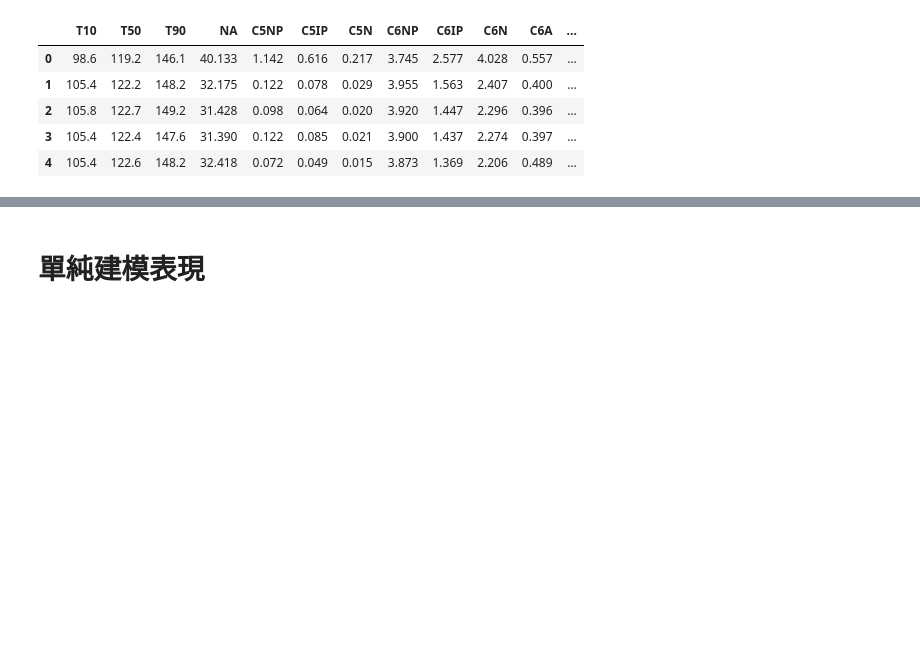
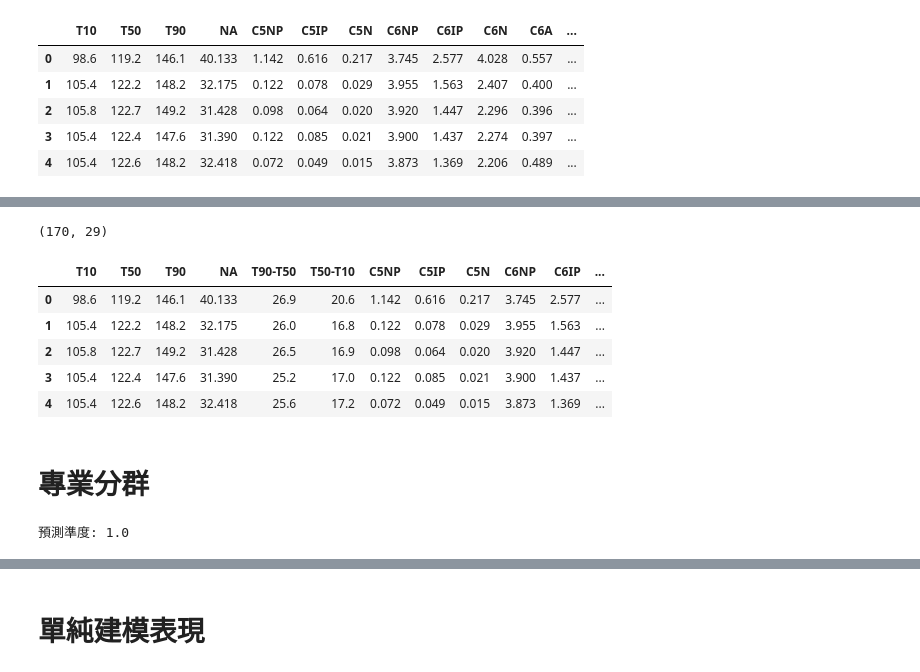
Before and after one commit to skywalker0803r/works, a Jupyter notebook: 模組化集成學習.ipynb, the cells around one changed output, grey strips where cells are left out. Drawn from its saved outputs; the diff is of its cells as text; code cells hidden in the pictures; blank space fills up the shorter version.

```diff
--- a/模組化集成學習.ipynb
+++ b/模組化集成學習.ipynb
@@ -128,0 +151,31 @@ X_test.join(y_test).head()
+# %%
+X_test = 特徵工程(X_test)
+test = X_test.join(y_test)
+print(test.shape)
+test.head()
+# %% [output]
+(170, 29)
+|  | T10 | T50 | T90 | NA | T90-T50 | T50-T10 | C5NP | C5IP | C5N | C6NP | C6IP | ... |
+| 0 | 98.6 | 119.2 | 146.1 | 40.133 | 26.9 | 20.6 | 1.142 | 0.616 | 0.217 | 3.745 | 2.577 | ... |
+| 1 | 105.4 | 122.2 | 148.2 | 32.175 | 26.0 | 16.8 | 0.122 | 0.078 | 0.029 | 3.955 | 1.563 | ... |
+| 2 | 105.8 | 122.7 | 149.2 | 31.428 | 26.5 | 16.9 | 0.098 | 0.064 | 0.020 | 3.920 | 1.447 | ... |
+| 3 | 105.4 | 122.4 | 147.6 | 31.390 | 25.2 | 17.0 | 0.122 | 0.085 | 0.021 | 3.900 | 1.437 | ... |
+| 4 | 105.4 | 122.6 | 148.2 | 32.418 | 25.6 | 17.2 | 0.072 | 0.049 | 0.015 | 3.873 | 1.369 | ... |
+# %% [markdown]
+# 專業分群
+# %%
+from xgboost import XGBClassifier
+cut_num = 5
+#訓練資料均溫
+train['AVG_T'] = train[['T10','T50','T90']].mean(axis=1)
+#測試資料均溫
+test['AVG_T'] = test[['T10','T50','T90']].mean(axis=1)
+#訓練資料依據均溫切群
+train['群代碼'] = pd.qcut(train['AVG_T'],cut_num,labels = [ i for i in range(cut_num)]).astype('int')
+#利用4000筆資料訓練一個分群器
+xgb_c = XGBClassifier().fit(train[['AVG_T']].sample(4000,random_state=0),train['群代碼'].sample(4000,random_state=0))
+print('預測準度:',xgb_c.score(train[['AVG_T']],train['群代碼']))
+#利用分群器對測試資料產生群代碼
+test['群代碼'] = xgb_c.predict(test[['AVG_T']])
+# %% [output]
+預測準度: 1.0
```
Also changed, not shown: parts of 41 cells of this notebook.
